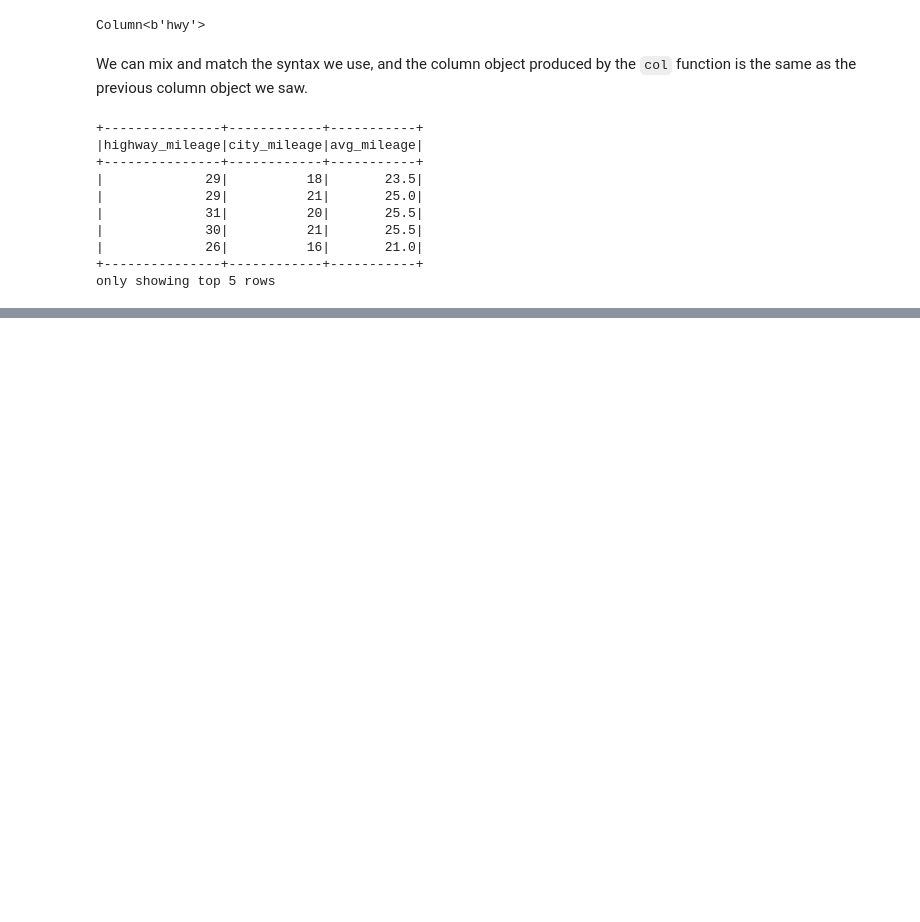
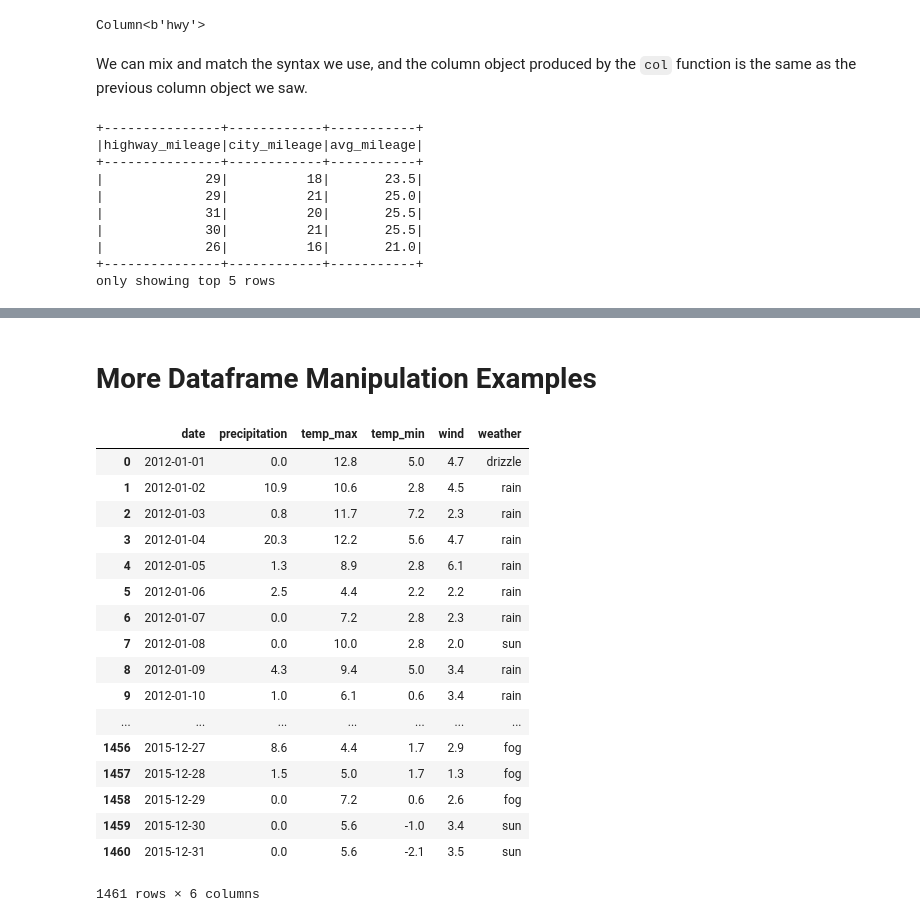
Before and after one commit to SaraPena/ds-methodologies-exercises, a Jupyter notebook: spark/spark_intro_lesson.ipynb, the cells around one changed output, grey strips where cells are left out. Cells and saved outputs as stored; diff of their text form; code cells hidden in the pictures; blank space fills up the shorter version.

```diff
--- a/spark/spark_intro_lesson.ipynb
+++ b/spark/spark_intro_lesson.ipynb
@@ -272,0 +1125,2 @@ only showing top 5 rows
+# %% [markdown]
+# More Dataframe Manipulation Examples
@@ -272,0 +1129,22 @@ only showing top 5 rows
+# %%
+df = data('seattle_weather')
+df
+# %% [output]
+|  | date | precipitation | temp_max | temp_min | wind | weather |
+| 0 | 2012-01-01 | 0.0 | 12.8 | 5.0 | 4.7 | drizzle |
+| 1 | 2012-01-02 | 10.9 | 10.6 | 2.8 | 4.5 | rain |
+| 2 | 2012-01-03 | 0.8 | 11.7 | 7.2 | 2.3 | rain |
+| 3 | 2012-01-04 | 20.3 | 12.2 | 5.6 | 4.7 | rain |
+| 4 | 2012-01-05 | 1.3 | 8.9 | 2.8 | 6.1 | rain |
+| 5 | 2012-01-06 | 2.5 | 4.4 | 2.2 | 2.2 | rain |
+| 6 | 2012-01-07 | 0.0 | 7.2 | 2.8 | 2.3 | rain |
+| 7 | 2012-01-08 | 0.0 | 10.0 | 2.8 | 2.0 | sun |
+| 8 | 2012-01-09 | 4.3 | 9.4 | 5.0 | 3.4 | rain |
+| 9 | 2012-01-10 | 1.0 | 6.1 | 0.6 | 3.4 | rain |
+| ... | ... | ... | ... | ... | ... | ... |
+| 1456 | 2015-12-27 | 8.6 | 4.4 | 1.7 | 2.9 | fog |
+| 1457 | 2015-12-28 | 1.5 | 5.0 | 1.7 | 1.3 | fog |
+| 1458 | 2015-12-29 | 0.0 | 7.2 | 0.6 | 2.6 | fog |
+| 1459 | 2015-12-30 | 0.0 | 5.6 | -1.0 | 3.4 | sun |
+| 1460 | 2015-12-31 | 0.0 | 5.6 | -2.1 | 3.5 | sun |
+1461 rows × 6 columns
```
Also changed, not shown: parts of 162 cells of this notebook.
